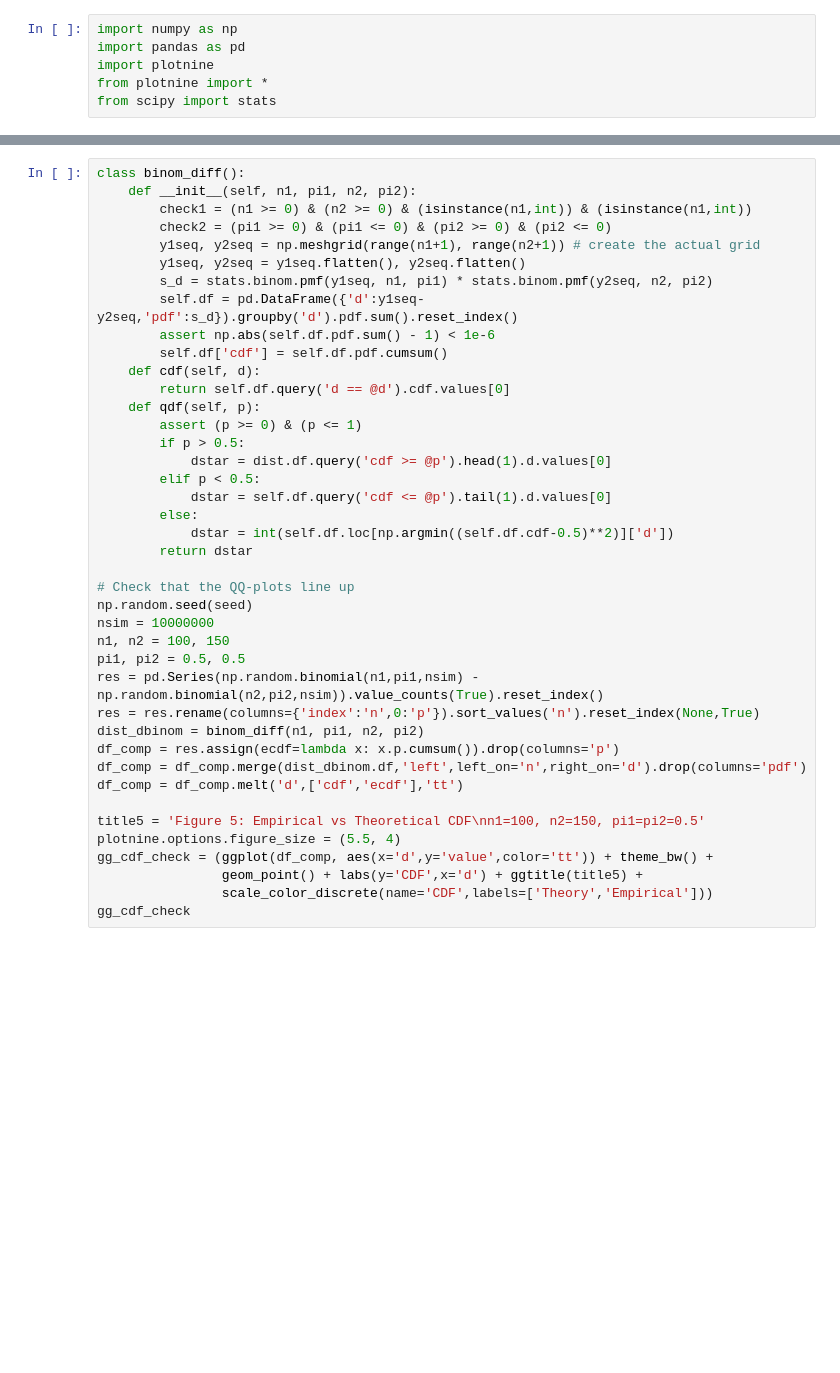
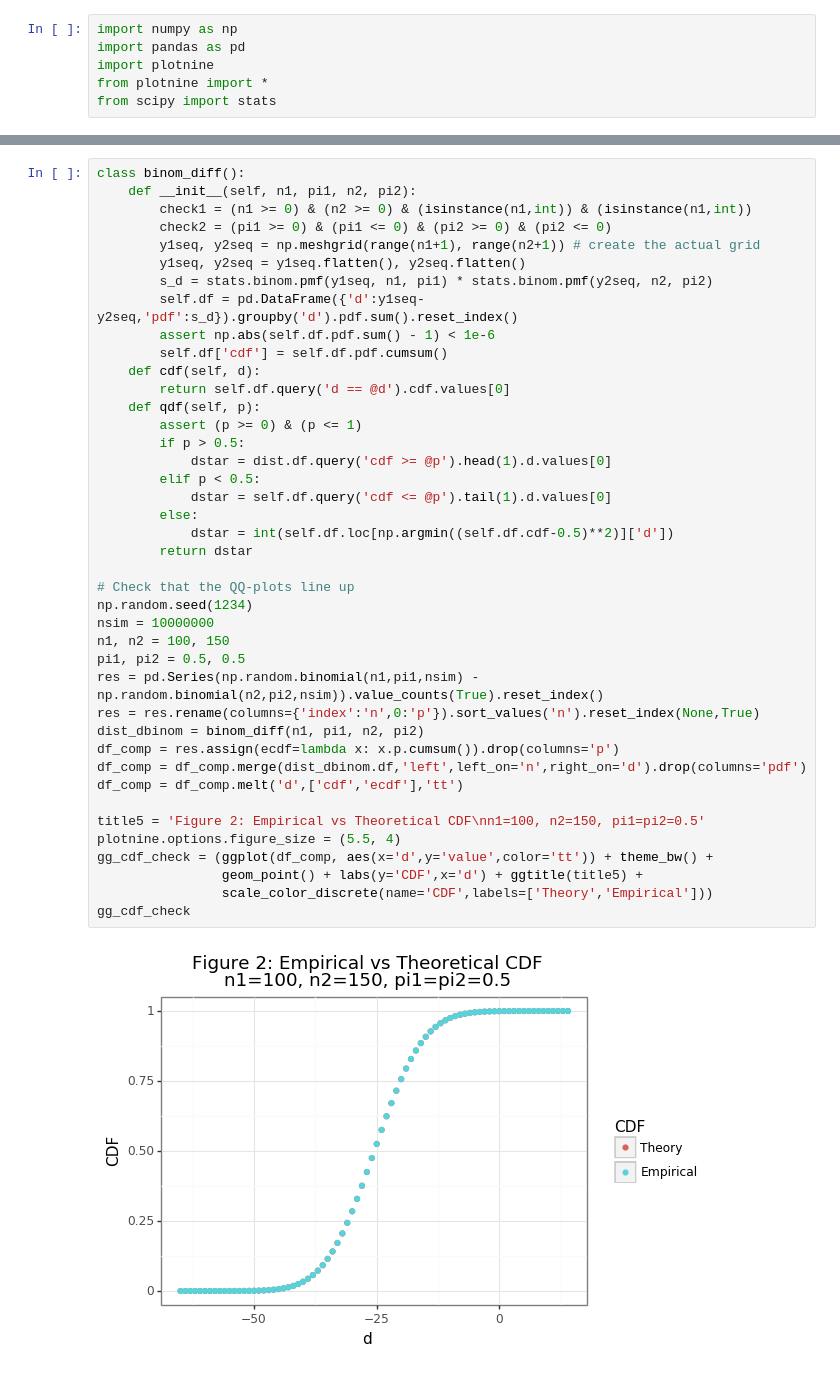
Before and after one commit to erikdrysdale/erikdrysdale.github.io, a Jupyter notebook: _rmd/extra_CI/differences_in_binomials.ipynb, the cells around one changed output, grey strips where cells are left out. Saved outputs shown, nothing was run; the diff lists cells and outputs as text; blank space fills up the shorter version.

```diff
--- a/_rmd/extra_CI/differences_in_binomials.ipynb
+++ b/_rmd/extra_CI/differences_in_binomials.ipynb
@@ -143,32 +135,34 @@ class binom_diff():
         assert np.abs(self.df.pdf.sum() - 1) < 1e-6
         self.df['cdf'] = self.df.pdf.cumsum()
     def cdf(self, d):
         return self.df.query('d == @d').cdf.values[0]
     def qdf(self, p):
         assert (p >= 0) & (p <= 1)
         if p > 0.5:
             dstar = dist.df.query('cdf >= @p').head(1).d.values[0]
         elif p < 0.5:
             dstar = self.df.query('cdf <= @p').tail(1).d.values[0]
         else:
             dstar = int(self.df.loc[np.argmin((self.df.cdf-0.5)**2)]['d'])
         return dstar
 
 # Check that the QQ-plots line up
-np.random.seed(seed)
+np.random.seed(1234)
 nsim = 10000000
 n1, n2 = 100, 150
 pi1, pi2 = 0.5, 0.5
 res = pd.Series(np.random.binomial(n1,pi1,nsim) - np.random.binomial(n2,pi2,nsim)).value_counts(True).reset_index()
 res = res.rename(columns={'index':'n',0:'p'}).sort_values('n').reset_index(None,True)
 dist_dbinom = binom_diff(n1, pi1, n2, pi2)
 df_comp = res.assign(ecdf=lambda x: x.p.cumsum()).drop(columns='p')
 df_comp = df_comp.merge(dist_dbinom.df,'left',left_on='n',right_on='d').drop(columns='pdf')
 df_comp = df_comp.melt('d',['cdf','ecdf'],'tt')
 
-title5 = 'Figure 5: Empirical vs Theoretical CDF\nn1=100, n2=150, pi1=pi2=0.5'
+title5 = 'Figure 2: Empirical vs Theoretical CDF\nn1=100, n2=150, pi1=pi2=0.5'
 plotnine.options.figure_size = (5.5, 4)
 gg_cdf_check = (ggplot(df_comp, aes(x='d',y='value',color='tt')) + theme_bw() +
                 geom_point() + labs(y='CDF',x='d') + ggtitle(title5) +
                 scale_color_discrete(name='CDF',labels=['Theory','Empirical']))
 gg_cdf_check
+# %% [output]
+[figure, added]
```
Also changed, not shown: parts of 11 cells of this notebook, 1 other file.
